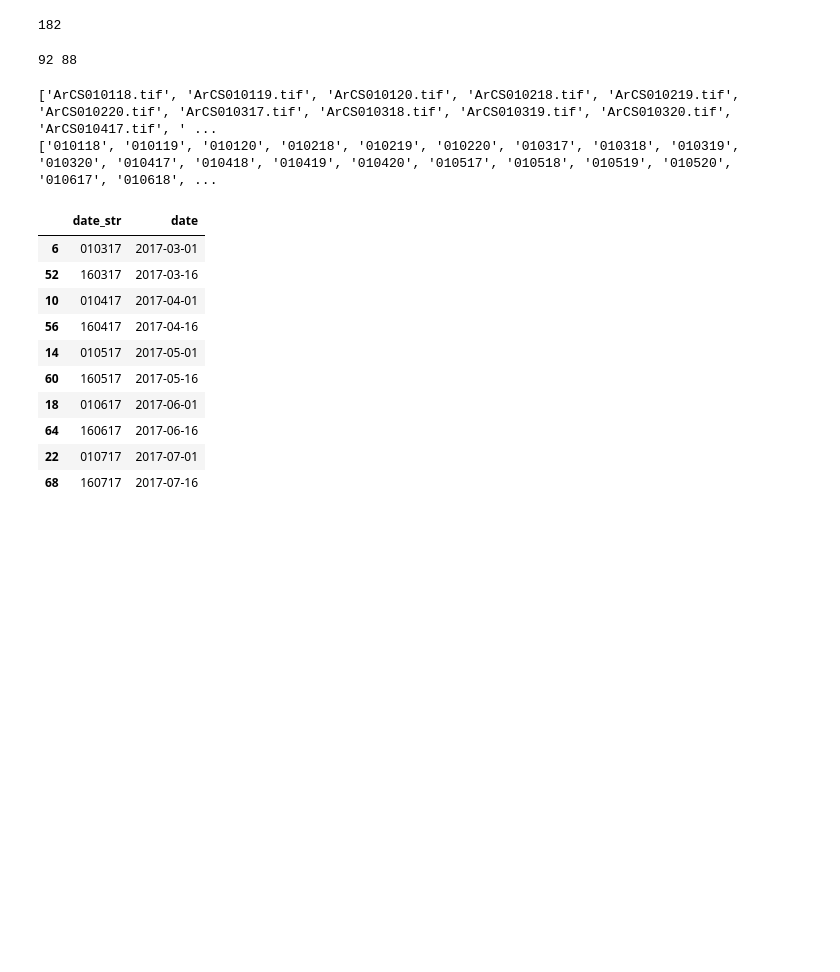
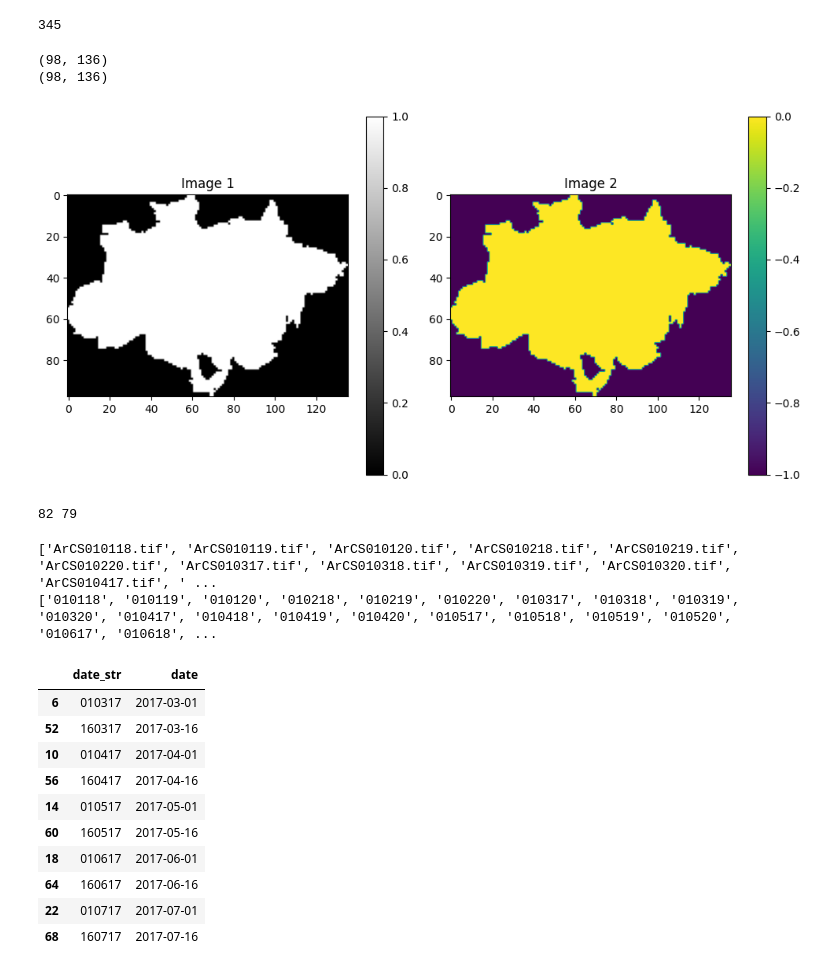
Before and after one commit to thimabru1010/AmazonDeforestation_Prediction, a Jupyter notebook: explore_INPE_IBAMA_data.ipynb, the cells around one changed output. Drawn from its saved outputs; the diff is of its cells as text; code cells hidden in the pictures; blank space fills up the shorter version.

```diff
--- a/explore_INPE_IBAMA_data.ipynb
+++ b/explore_INPE_IBAMA_data.ipynb
@@ -10,12 +10,38 @@ def load_tif_image(tif_path):
 # %%
 # INPE Data
 
-inpe_path = '/home/thiago/AmazonDeforestation_Prediction/OpenSTL/data/IBAMA/25K/Geotiff-INPE/tiffs'
+inpe_path = 'data/IBAMA_INPE/25K/INPE/tiff'
 img_names = os.listdir(inpe_path)
 print(len(img_names))
 # img_names.sort()
 # %% [output]
-182
+345
+# %%
+mask = load_tif_image(os.path.join(inpe_path, 'mask.tif'))
+print(mask.shape)
+
+img_arcs = load_tif_image(os.path.join(inpe_path, 'ArCS160320.tif'))
+print(img_arcs.shape)
+# %% [output]
+(98, 136)
+(98, 136)
+# %%
+plt.figure(figsize=(10, 5))
+
+plt.subplot(1, 2, 1)
+plt.imshow(mask, cmap='gray')
+plt.title('Image 1')
+plt.colorbar()
+
+plt.subplot(1, 2, 2)  # 1 row, 2 columns, 2nd subplot
+plt.imshow(img_arcs)
+plt.title('Image 2')
+plt.colorbar()
+
+plt.tight_layout()
+plt.show()
+# %% [output]
+[figure, added]
 # %%
 arcs_files = list(filter(lambda x: 'ArCS' in x, img_names))
 arcs_files.remove('ArCS.tif')
@@ -24,7 +50,7 @@ dear_files.remove('DeAr.tif')
 print(len(arcs_files), len(dear_files))
 data_files = arcs_files
 # %% [output]
-92 88
+82 79
 # %%
 import pandas as pd
 data_files.sort()
```
Also changed, not shown: parts of 7 cells of this notebook, 10 other files.
